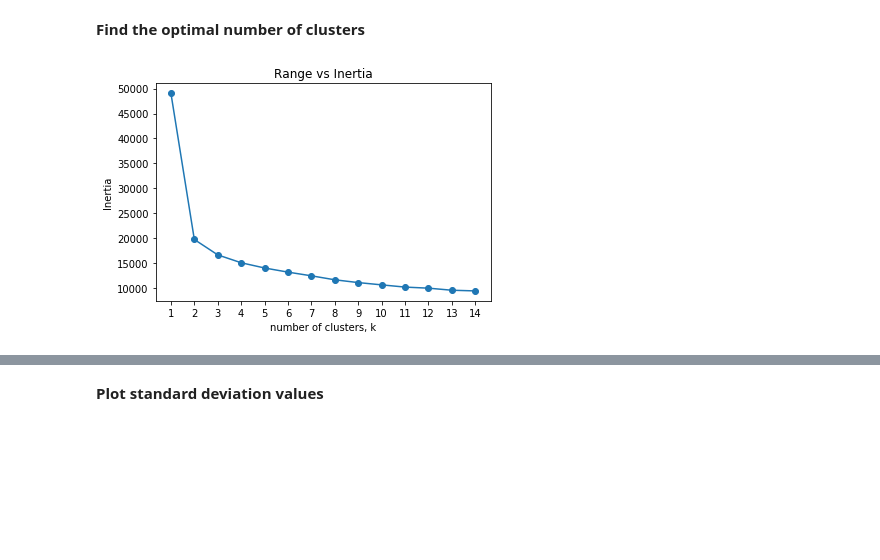
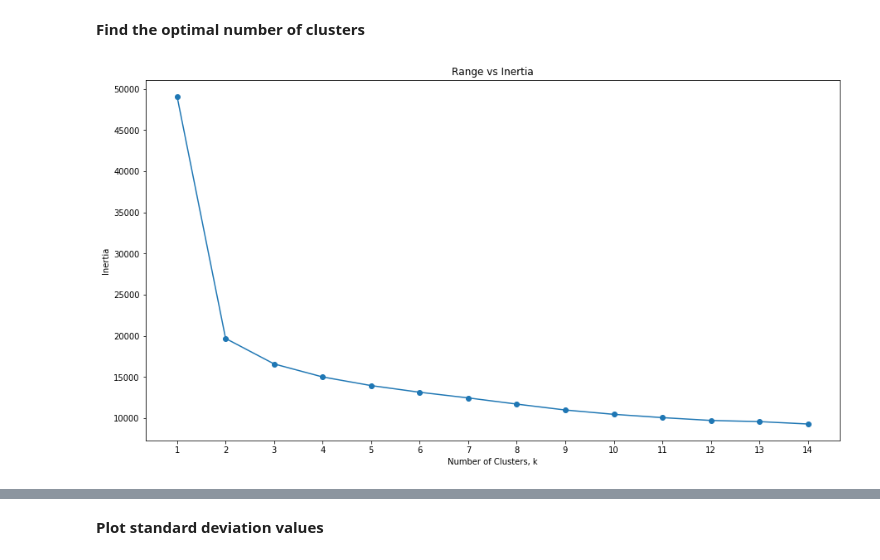
Before and after one commit to iu-data-science-python-i590-Group1/final-project-team-python-byte, a Jupyter notebook: code/FinalAssigment-Phase2.ipynb, the cells around one changed output, grey strips where cells are left out. Saved outputs shown, nothing was run; the diff lists cells and outputs as text; code cells hidden in the pictures; blank space fills up the shorter version.

```diff
--- a/code/FinalAssigment-Phase2.ipynb
+++ b/code/FinalAssigment-Phase2.ipynb
@@ -83,23 +89,24 @@ print(centroids)
 # %%
 #Calulate Inertia
 # make a range
 ks = range(1, 15)
 
 inertias = [] # empty list
 
 # do a for loop
 for k in ks:
     model =KMeans(n_clusters=k)
     model.fit(df)
     # Append the inertia to the list of inertias
     inertias.append(model.inertia_)
 
 # Plot Range vs Inertias
+plt.figure(figsize=(15,8))
 plt.plot(ks, inertias, '-o')
-plt.xlabel('number of clusters, k')
+plt.xlabel('Number of Clusters, k')
 plt.ylabel('Inertia')
 plt.title('Range vs Inertia')
 plt.xticks(ks)
 plt.show()
 # %% [output]
-[figure, old version]
+[figure, new version]
```
Also changed, not shown: parts of 7 cells of this notebook.
